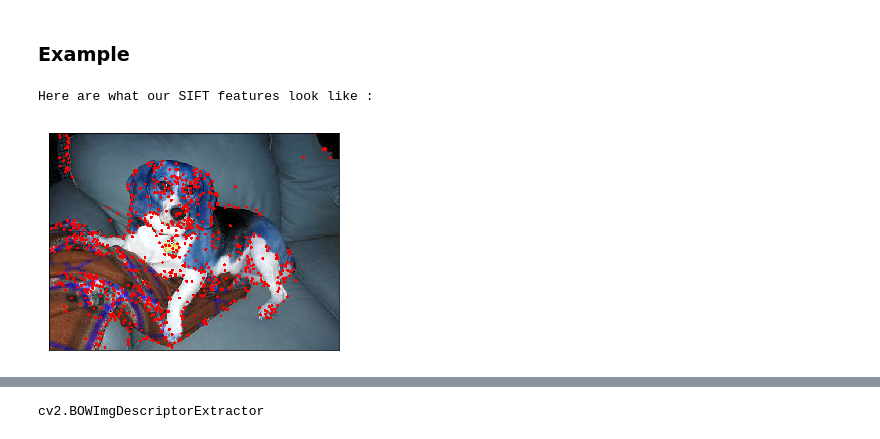
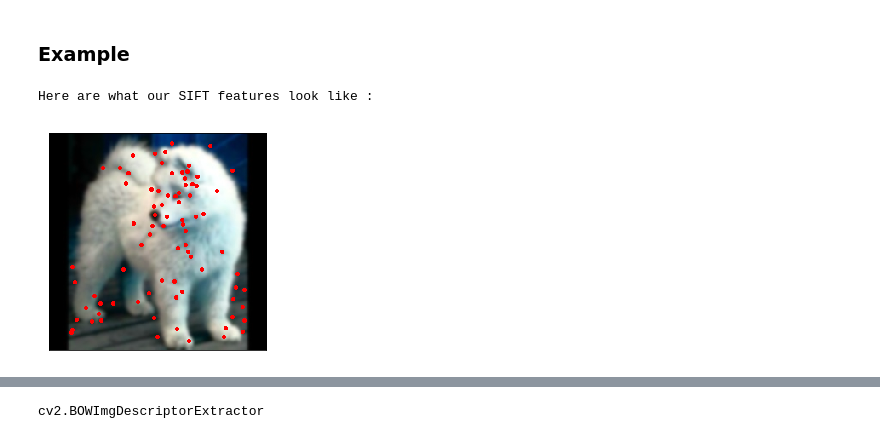
Before and after one commit to celiabayet/Dogs, a Jupyter notebook: code/notebooks/sift_model.ipynb, the cells around one changed output, grey strips where cells are left out. Cells and saved outputs as stored; diff of their text form; code cells hidden in the pictures.

```diff
--- a/code/notebooks/sift_model.ipynb
+++ b/code/notebooks/sift_model.ipynb
@@ -1,7 +1,7 @@
 # %%
 RANDOM_STATE = 42
-DEFAULT_IMAGE_1 = '../data/validation/n02088364-beagle/5.jpg'
-DEFAULT_IMAGE_2 = '../data/validation/n02111889-Samoyed/2.jpg'
+DEFAULT_IMAGE_1 = '../data/train/n02088364-beagle/5.jpg'
+DEFAULT_IMAGE_2 = '../data/train/n02111889-Samoyed/1.jpg'
 
 #Dataset params
 IMAGE_SIZE = (256, 256)
@@ -144,25 +289,25 @@ sift = cv2.xfeatures2d.SIFT_create()
 # %% [markdown]
 ### Example
 # %%
-img_example = cv2.imread(DEFAULT_IMAGE_1)
+img_example = cv2.imread(DEFAULT_IMAGE_2)
 kp, desc = sift.detectAndCompute(img_example, None)
 
 #plt.imshow(cv2.drawKeypoints(img_example, kp, color_img.copy()))
 #drawkeypoints doesn't work with WSL
 
 img = img_example.copy()
 for marker in kp:
     img = cv2.drawMarker(img,
                          tuple(int(i) for i in marker.pt),
                          color=(255, 0, 0), markerType=cv2.MARKER_DIAMOND, markerSize=2, thickness=2)
 
 print('Here are what our SIFT features look like :')
 
 plt.imshow(img)
 plt.xticks([])
 plt.yticks([])
 
 plt.show()
 # %% [output]
 Here are what our SIFT features look like :
-[figure, old version]
+[figure, new version]
```
Also changed, not shown: parts of 29 cells of this notebook, 4 other files.
